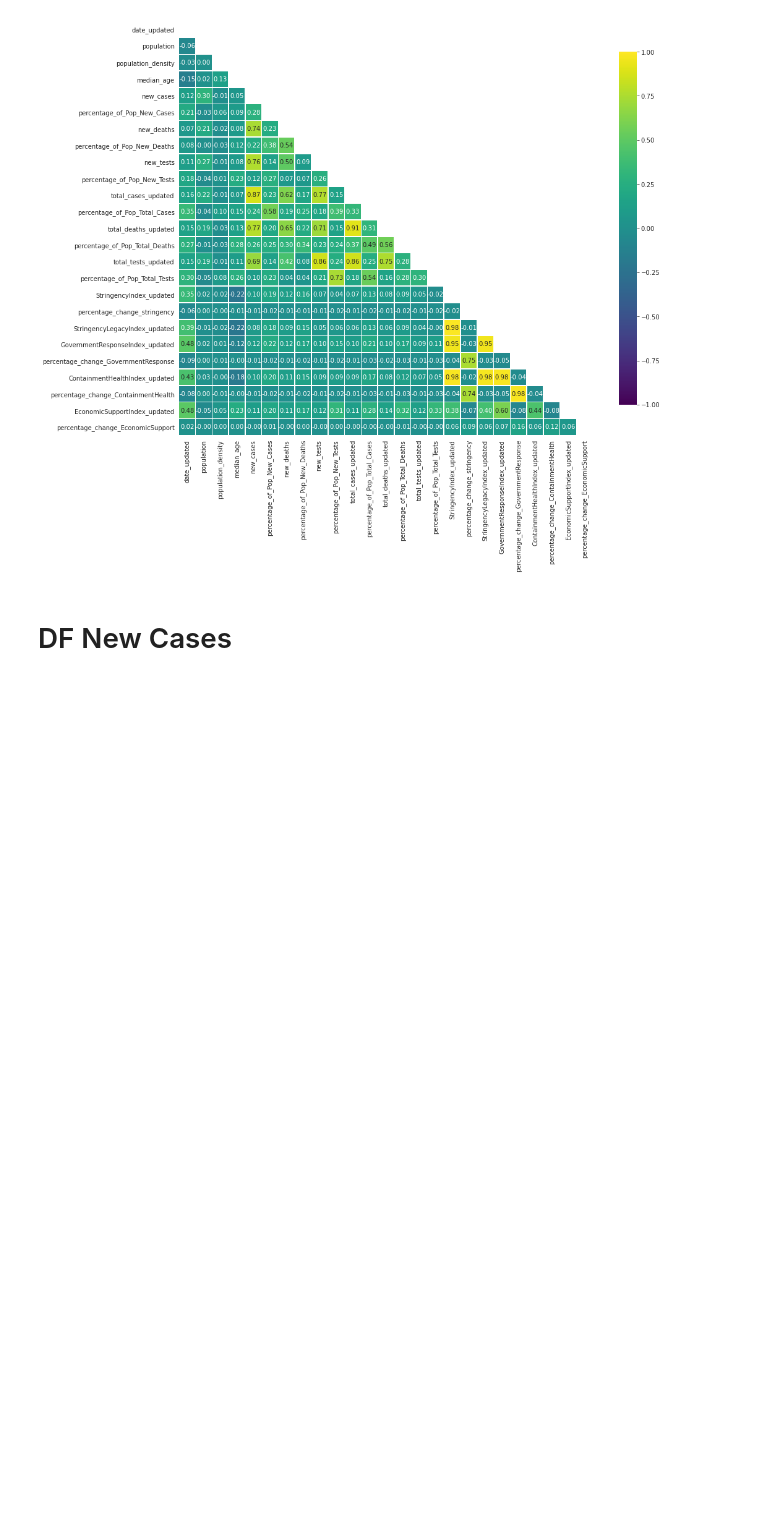
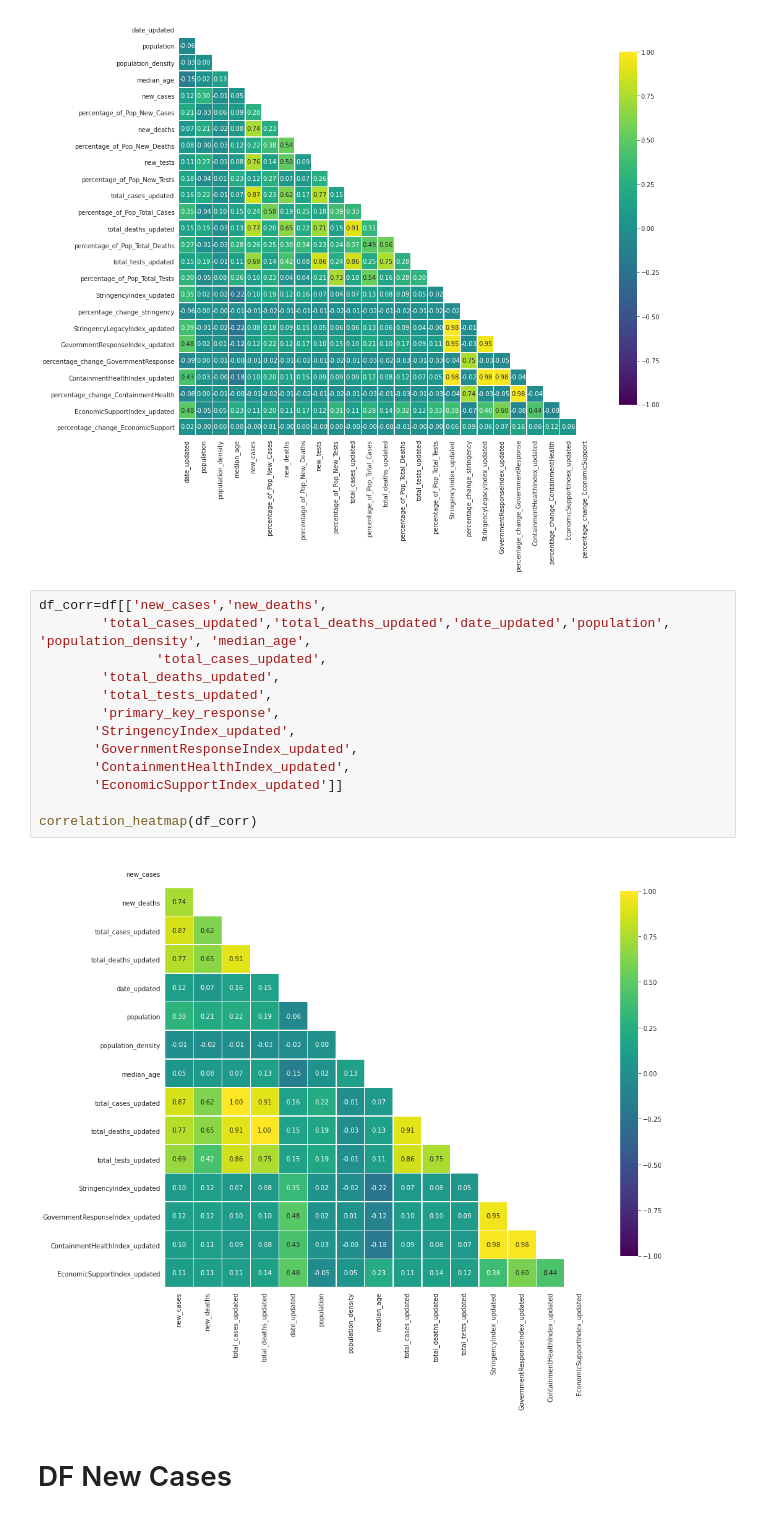
Before and after one commit to pmmfs/capstone-project, a Jupyter notebook: regulation/Analysis/reg_newcases_ml.ipynb, the cells around one changed output. Drawn from its saved outputs; the diff is of its cells as text; blank space fills up the shorter version.

```diff
--- a/regulation/Analysis/reg_newcases_ml.ipynb
+++ b/regulation/Analysis/reg_newcases_ml.ipynb
@@ -261,6 +261,21 @@ def correlation_heatmap(df):
 correlation_heatmap(df)
 # %% [output]
 [figure]
+# %%
+df_corr=df[['new_cases','new_deaths',
+        'total_cases_updated','total_deaths_updated','date_updated','population', 'population_density', 'median_age',
+               'total_cases_updated',
+        'total_deaths_updated',
+        'total_tests_updated',
+        'primary_key_response',
+       'StringencyIndex_updated',
+       'GovernmentResponseIndex_updated',
+       'ContainmentHealthIndex_updated',
+       'EconomicSupportIndex_updated']]
+
+correlation_heatmap(df_corr)
+# %% [output]
+[figure, added]
 # %% [markdown]
 # DF New Cases
 # %%
```
Also changed, not shown: 3 other files.
